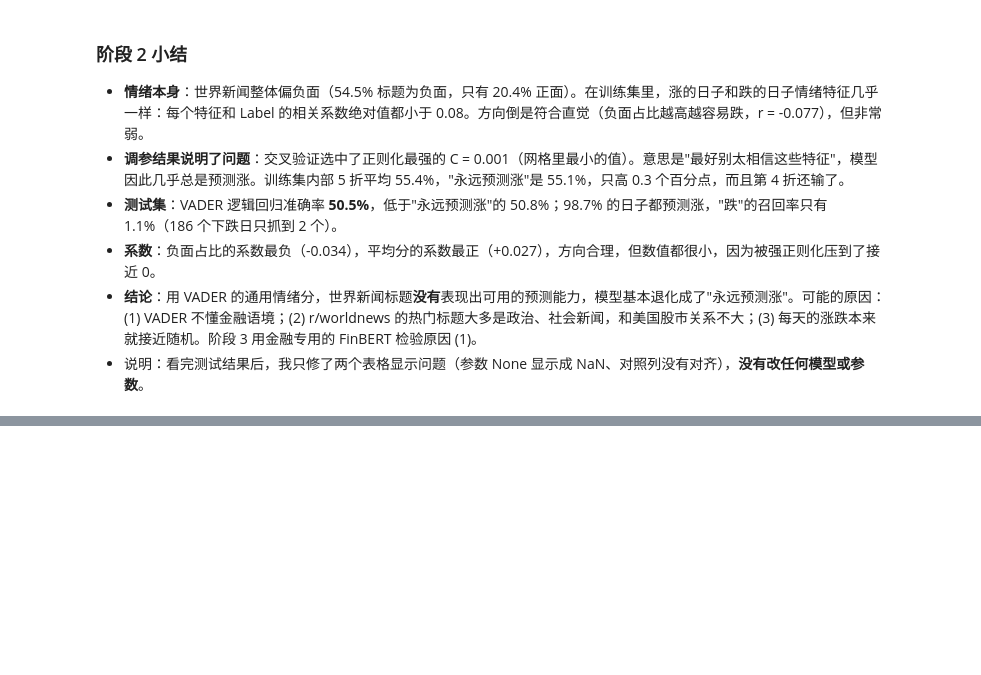
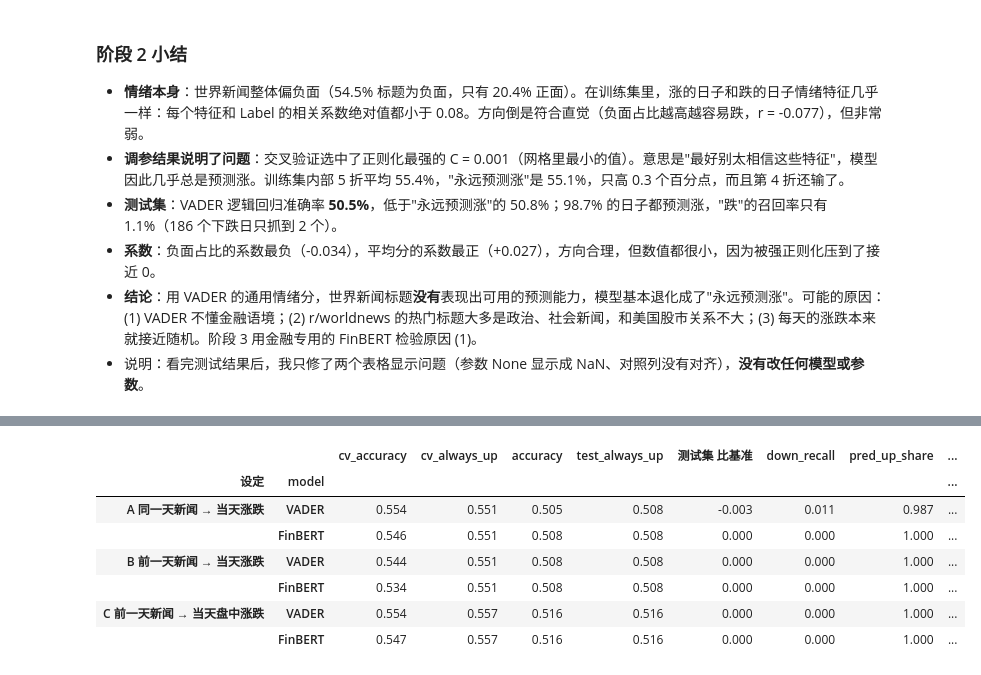
Before and after one commit to matheason/news-vs-dow, a Jupyter notebook: notebooks/main.ipynb, the cells around one changed output, grey strips where cells are left out. Cells and saved outputs as stored; diff of their text form; code cells hidden in the pictures; blank space fills up the shorter version.

```diff
--- a/notebooks/main.ipynb
+++ b/notebooks/main.ipynb
@@ -357,0 +466,18 @@ coef.round(4).to_frame("系数")
+# %%
+from src.modeling import run_experiment
+
+rows3 = {}
+row, search_fb = run_experiment(data3, fb_cols, name="FinBERT 逻辑回归")
+rows3["FinBERT"] = row
+row, search_both = run_experiment(data3, feat_cols + fb_cols, name="VADER+FinBERT 逻辑回归")
+rows3["VADER+FinBERT"] = row
+
+best = search_fb.best_index_
+fold_fb = pd.DataFrame({
+    "FinBERT 逻辑回归(最佳参数)": [search_fb.cv_results_[f"split{i}_test_score"][best] for i in range(5)],
+    "永远预测涨": always_up_cv_accuracy(train3["Label"].to_numpy()),
+}, index=[f"折{i+1}" for i in range(5)])
+fold_fb.loc["平均"] = fold_fb.mean()
+print("FinBERT 最佳参数:", search_fb.best_params_)
+print("VADER+FinBERT 最佳参数:", search_both.best_params_)
+fold_fb.round(3)
@@ -357,0 +601,36 @@ coef.round(4).to_frame("系数")
+# %%
+feature_sets = {"VADER": feat_cols, "FinBERT": fb_cols}
+
+base = data3.merge(djia[["Date", "Open", "Close"]], on="Date")
+base["up_intraday"] = (base["Close"] >= base["Open"]).astype(int)
+
+prev = base.copy()
+prev[feat_cols + fb_cols] = prev[feat_cols + fb_cols].shift(1)   # 第 t 行 ← 第 t-1 天的新闻特征
+prev = prev.dropna(subset=feat_cols + fb_cols).reset_index(drop=True)
+
+settings = {
+    "A 同一天新闻 → 当天涨跌": (base, "Label"),
+    "B 前一天新闻 → 当天涨跌": (prev, "Label"),
+    "C 前一天新闻 → 当天盘中涨跌": (prev, "up_intraday"),
+}
+
+rows4 = []
+for s_name, (df, target) in settings.items():
+    for f_name, cols in feature_sets.items():
+        row, _ = run_experiment(df, cols, label_col=target, name=f_name)
+        row["设定"] = s_name
+        rows4.append(row)
+
+table4 = pd.DataFrame(rows4).set_index(["设定", "model"])
+table4["测试集 比基准"] = table4["accuracy"] - table4["test_always_up"]
+table4[["cv_accuracy", "cv_always_up", "accuracy", "test_always_up", "测试集 比基准",
+        "down_recall", "pred_up_share", "best_C", "class_weight"]].round(3)
+# %% [output]
+|  |  | cv_accuracy | cv_always_up | accuracy | test_always_up | 测试集 比基准 | down_recall | pred_up_share | ... |
+| 设定 | model |  |  |  |  |  |  |  | ... |
+| A 同一天新闻 → 当天涨跌 | VADER | 0.554 | 0.551 | 0.505 | 0.508 | -0.003 | 0.011 | 0.987 | ... |
+|  | FinBERT | 0.546 | 0.551 | 0.508 | 0.508 | 0.000 | 0.000 | 1.000 | ... |
+| B 前一天新闻 → 当天涨跌 | VADER | 0.544 | 0.551 | 0.508 | 0.508 | 0.000 | 0.000 | 1.000 | ... |
+|  | FinBERT | 0.534 | 0.551 | 0.508 | 0.508 | 0.000 | 0.000 | 1.000 | ... |
+| C 前一天新闻 → 当天盘中涨跌 | VADER | 0.554 | 0.557 | 0.516 | 0.516 | 0.000 | 0.000 | 1.000 | ... |
+|  | FinBERT | 0.547 | 0.557 | 0.516 | 0.516 | 0.000 | 0.000 | 1.000 | ... |
```
Also changed, not shown: parts of 20 cells of this notebook, 9 other files.
